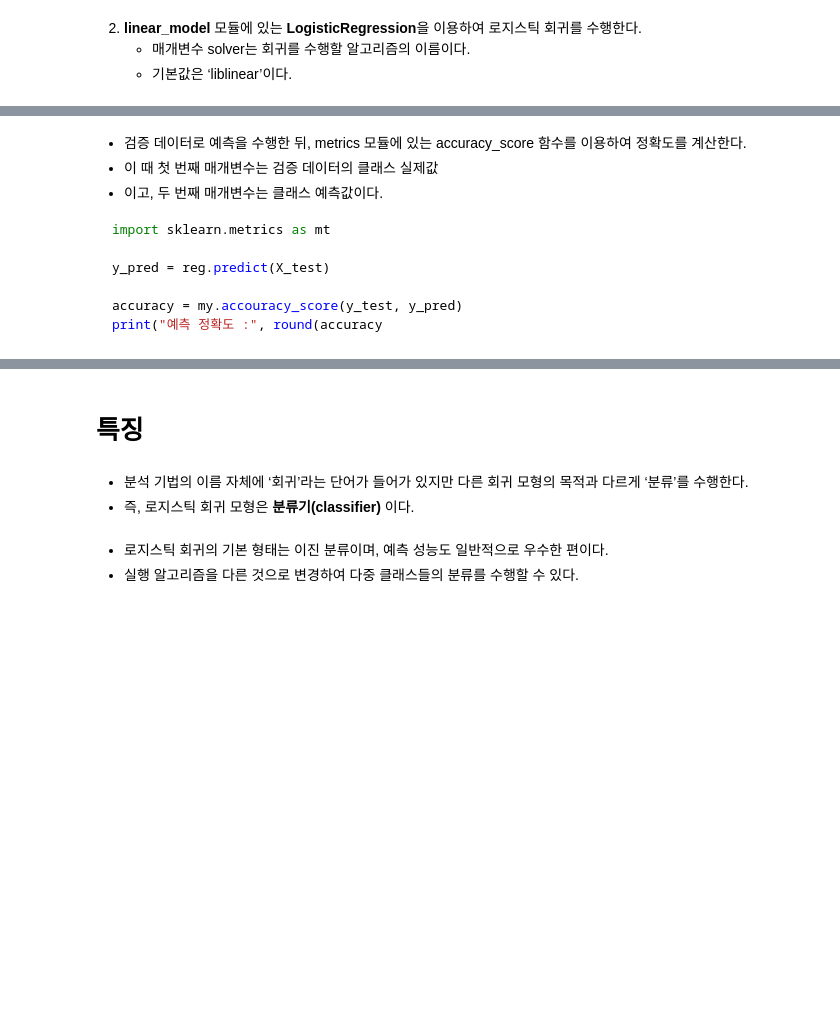
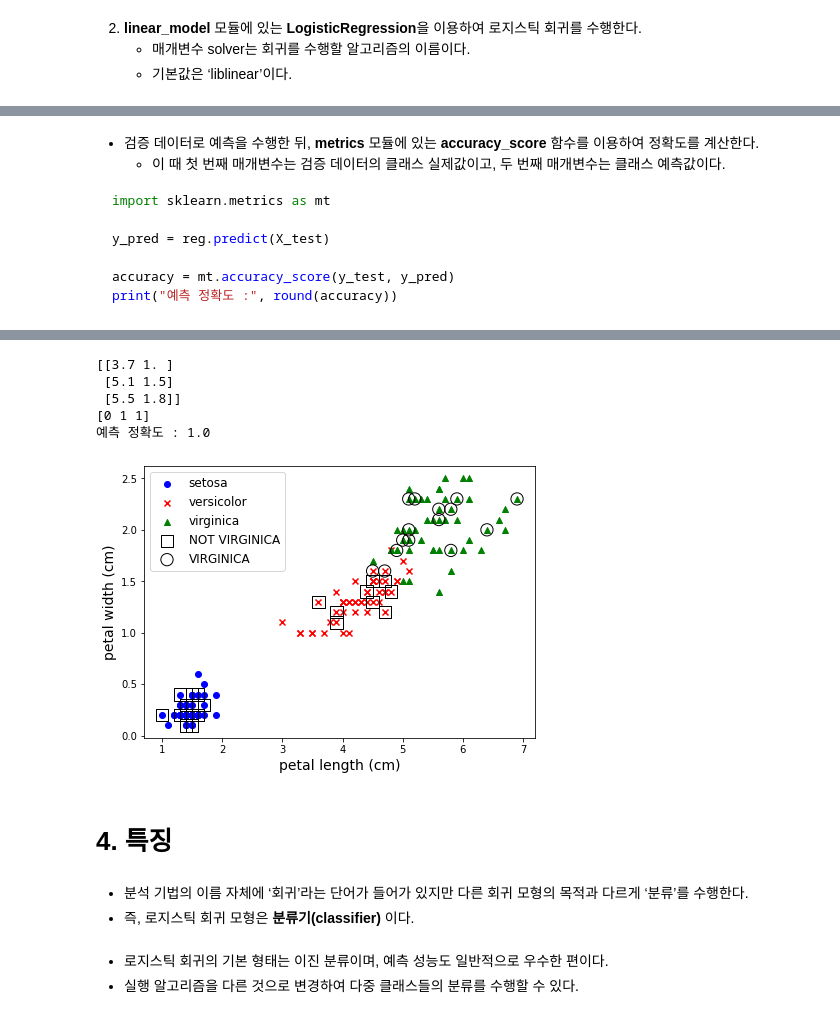
Before and after one commit to seareale/2020-dataCampus-yonsei, a Jupyter notebook: Regression/8.로지스틱 회귀.ipynb, the cells around one changed output, grey strips where cells are left out. Cells and saved outputs as stored; diff of their text form; code cells hidden in the pictures; blank space fills up the shorter version.

````diff
--- a/Regression/8.로지스틱 회귀.ipynb
+++ b/Regression/8.로지스틱 회귀.ipynb
@@ -130,25 +146,87 @@ lgor = lm>LogisticRegression(solver = "libnear)
 ```
 - 매개변수 solver의 기본값이 추후 사이킷런 0.22 버전에서 ‘lbfgs’로 변경될 예정이다.
 # %% [markdown]
-- 검증 데이터로 예측을 수행한 뒤, metrics 모듈에 있는 accuracy_score 함수를 이용하여 정확도를 계산한다.
-- 이 때 첫 번째 매개변수는 검증 데이터의 클래스 실제값
-- 이고, 두 번째 매개변수는 클래스 예측값이다.
+- 검증 데이터로 예측을 수행한 뒤, **metrics** 모듈에 있는 **accuracy_score** 함수를 이용하여 정확도를 계산한다.
+    - 이 때 첫 번째 매개변수는 검증 데이터의 클래스 실제값이고, 두 번째 매개변수는 클래스 예측값이다.
 
 ```python
 import sklearn.metrics as mt
 
 y_pred = reg.predict(X_test)
 
-accuracy = my.accouracy_score(y_test, y_pred)
-print("예측 정확도 :", round(accuracy
+accuracy = mt.accuracy_score(y_test, y_pred)
+print("예측 정확도 :", round(accuracy))
 ```
 # %% [markdown]
 - 검증 데이터의 예측 결과에 대한 분포를 확인한다.
 ![image.png](img/ch8_3.png)
+# %%
+import sklearn.model_selection as ms
+import numpy as np
+
+X_ptls = X[:, 2:4]
+Y_vgnc = (Y == 2).astype(np.int)
+
+X_train, X_test, y_train, y_test= \
+    ms.train_test_split(X_ptls, Y_vgnc, test_size = 0.3, random_state = 42)
+
+print(X_train[0:3,])
+print(y_train[0:3,])
+
+
+import sklearn.linear_model as lm
+
+logr = lm.LogisticRegression(solver = "liblinear")
+reg = logr.fit(X_train, y_train)
+
+
+import sklearn.metrics as mt
+
+y_pred = reg.predict(X_test)
+
+accuracy = mt.accuracy_score(y_test, y_pred)
+print("예측 정확도 :", round(accuracy))
+# %% [output]
+[[3.7 1. ]
+ [5.1 1.5]
+ [5.5 1.8]]
+[0 1 1]
+예측 정확도 : 1.0
+# %%
+# 분류에서는 독립변수 -> 특성
+
+plt.figure(figsize=(7,5))
+
+c_set = ["blue", "red", "green"]
+m_set = ["o", "x", "^"]
+l_set = iris.target_names
+
+for t in set(Y):
+    X_pts = [X[i,2] for i in range(len(Y)) if Y[i] == t]
+    Y_pts = [X[i,3] for i in range(len(Y)) if Y[i] == t]
+    plt.scatter(X_pts, Y_pts, color = c_set[t], marker = m_set[t], label = l_set[t])
+
+################################################
+
+c_set = ["blue", "red"]
+m_set = ["s", "o"]
+l_set = ["NOT VIRGINICA","VIRGINICA"]
+
+for t in set(y_pred):
+    X_pts = [X_test[i,0] for i in range(len(X_test)) if y_pred[i] == t]
+    Y_pts = [X_test[i,1] for i in range(len(X_test)) if y_pred[i] == t]
+    plt.scatter(X_pts, Y_pts, s = 150, facecolors='none',  edgecolor = 'black', alpha=1, marker = m_set[t], label = l_set[t])
+
+plt.xlabel(iris.feature_names[2], fontsize=14)
+plt.ylabel(iris.feature_names[3], fontsize = 14)
+plt.legend(loc = 'best', fontsize = 12)
+plt.show()
+# %% [output]
+[figure, added]
 # %% [markdown]
-# 특징
+# 4. 특징
 # %% [markdown]
-- 분석 기법의 이름 자체에 ‘회귀’라는 단어가 들어가 있지만 다른 회귀 모형의 목적과 다르게 ‘분류’를 수행한다.
+- 분석 기법의 이름 자체에 <span class="mark">‘회귀’라는 단어가 들어가 있지만 다른 회귀 모형의 목적과 다르게 ‘분류’</span>를 수행한다.
 - 즉, 로지스틱 회귀 모형은 **분류기(classifier)** 이다.
 # %% [markdown]
 - 로지스틱 회귀의 기본 형태는 이진 분류이며, 예측 성능도 일반적으로 우수한 편이다.
````
Also changed, not shown: parts of 20 cells of this notebook, 4 other files.
